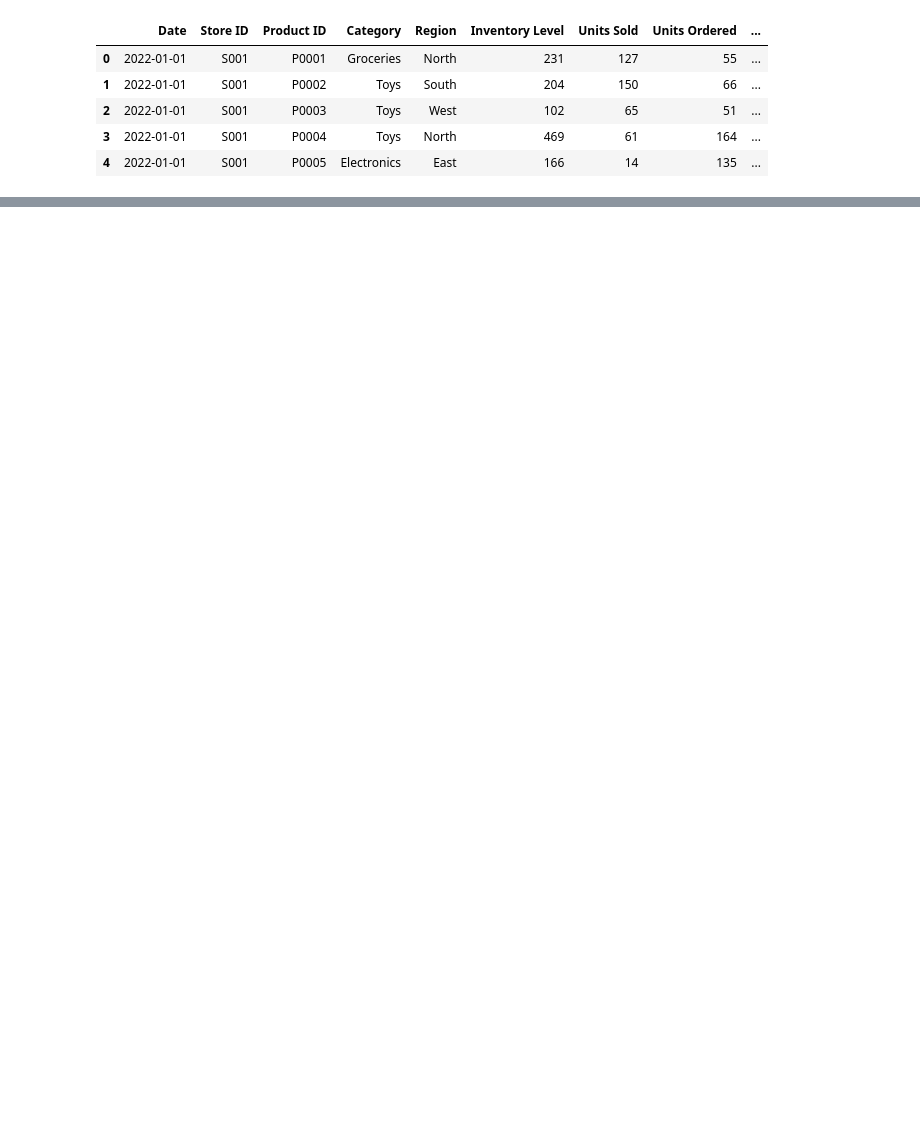
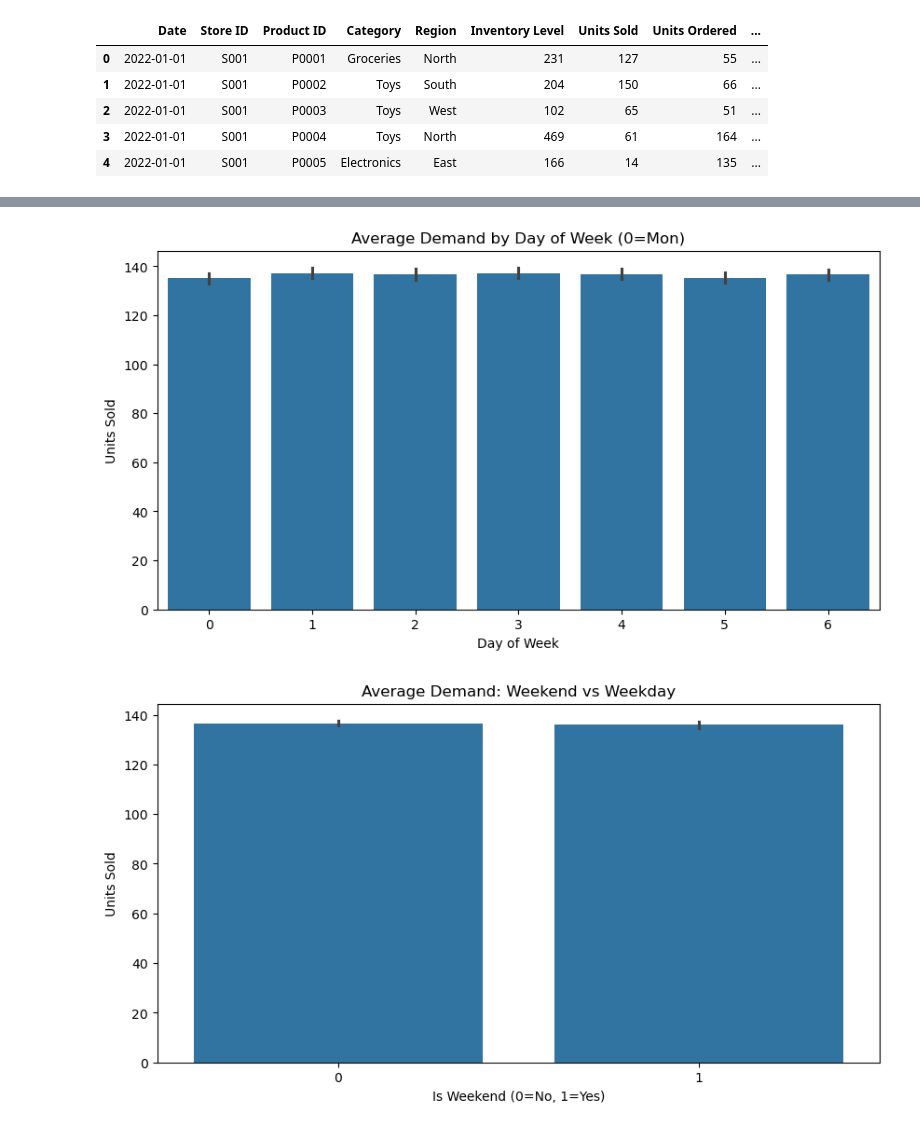
Before and after one commit to rushibankar3/Smart-Inventory-project, a Jupyter notebook: code.ipynb, the cells around one changed output, grey strips where cells are left out. Drawn from its saved outputs; the diff is of its cells as text; code cells hidden in the pictures; blank space fills up the shorter version.

```diff
--- a/code.ipynb
+++ b/code.ipynb
@@ -19,0 +115,16 @@ df.head()
+# %%
+plt.figure(figsize=(10,5))
+sns.barplot(x='day_of_week', y='Units Sold', data=df, estimator=np.mean)
+plt.title("Average Demand by Day of Week (0=Mon)")
+plt.xlabel("Day of Week")
+plt.ylabel("Units Sold")
+plt.show()
+plt.figure(figsize=(10,5))
+sns.barplot(x='is_weekend', y='Units Sold', data=df, estimator=np.mean)
+plt.title("Average Demand: Weekend vs Weekday")
+plt.xlabel("Is Weekend (0=No, 1=Yes)")
+plt.ylabel("Units Sold")
+plt.show()
+# %% [output]
+[figure, added]
+[figure, added]
```
Also changed, not shown: parts of 15 cells of this notebook.
